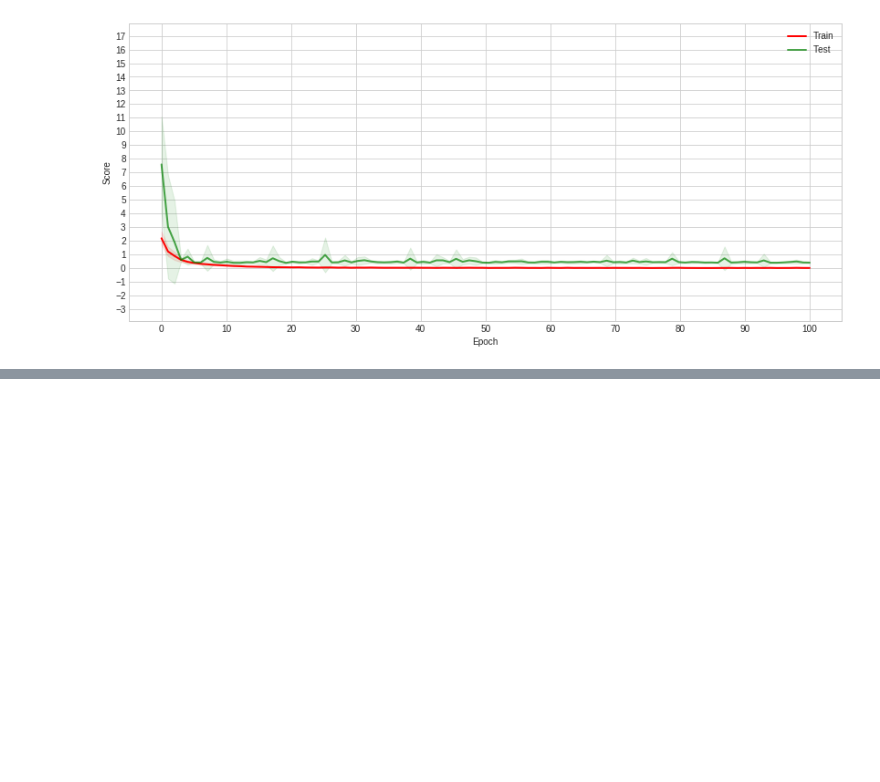
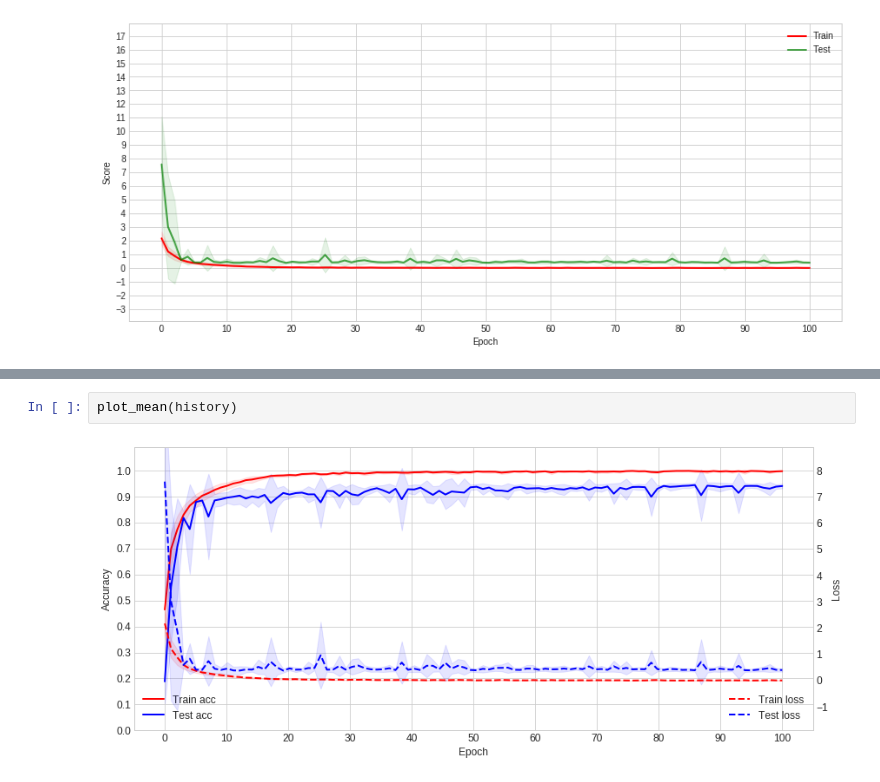
Before and after one commit to bazinho/VirusSign, a Jupyter notebook: Experiments/virussign-xception-Adam-100epochs-fromscratch-GPU-0.9405acc.ipynb, the cells around one changed output, grey strips where cells are left out. Drawn from its saved outputs; the diff is of its cells as text; blank space fills up the shorter version.

```diff
--- a/Experiments/virussign-xception-Adam-100epochs-fromscratch-GPU-0.9405acc.ipynb
+++ b/Experiments/virussign-xception-Adam-100epochs-fromscratch-GPU-0.9405acc.ipynb
@@ -489,0 +557,4 @@ plot_mean_loss(history)
+# %%
+plot_mean(history)
+# %% [output]
+[figure, added]
```
Also changed, not shown: parts of 1 cell of this notebook, 5 other files.
